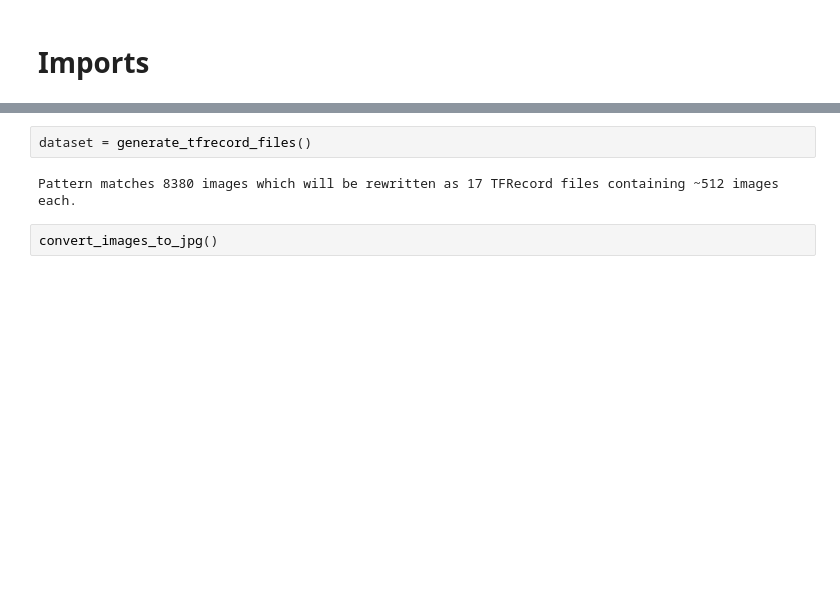
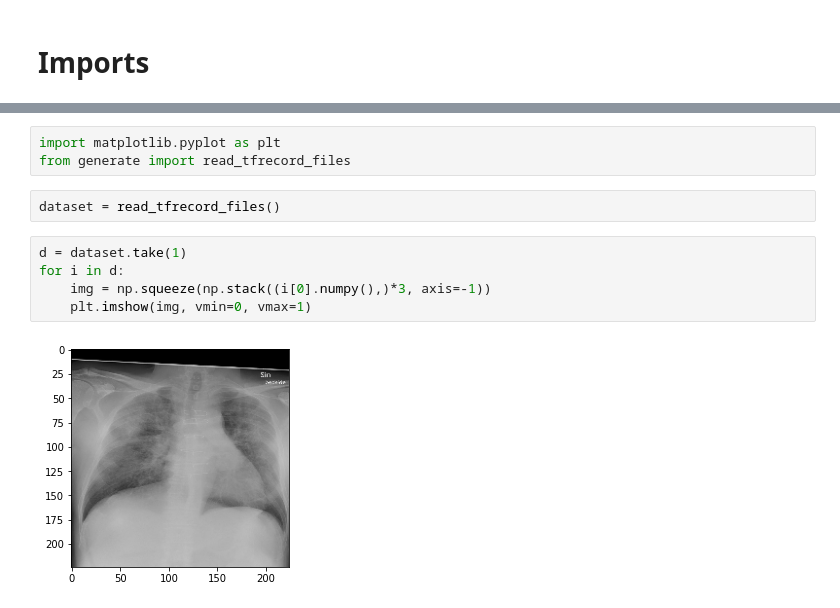
Before and after one commit to ErikBavenstrand/covid19, a Jupyter notebook: ErikLab.ipynb, the cells around one changed output, grey strips where cells are left out. Cells and saved outputs as stored; diff of their text form; blank space fills up the shorter version.

```diff
--- a/ErikLab.ipynb
+++ b/ErikLab.ipynb
@@ -104,6 +3,12 @@ def generate_tfrecord_files(tfrecords_path='./dataset/train/',
+# %%
+import matplotlib.pyplot as plt
+from generate import read_tfrecord_files
 # %%
-dataset = generate_tfrecord_files()
+dataset = read_tfrecord_files()
-# %% [output]
-Pattern matches 8380 images which will be rewritten as 17 TFRecord files containing ~512 images each.
-# %%
-convert_images_to_jpg()
+# %%
+d = dataset.take(1)
+for i in d:
+    img = np.squeeze(np.stack((i[0].numpy(),)*3, axis=-1))
+    plt.imshow(img, vmin=0, vmax=1)
+# %% [output]
+[figure, added]
```
Also changed, not shown: parts of 3 cells of this notebook, 1 other file.
